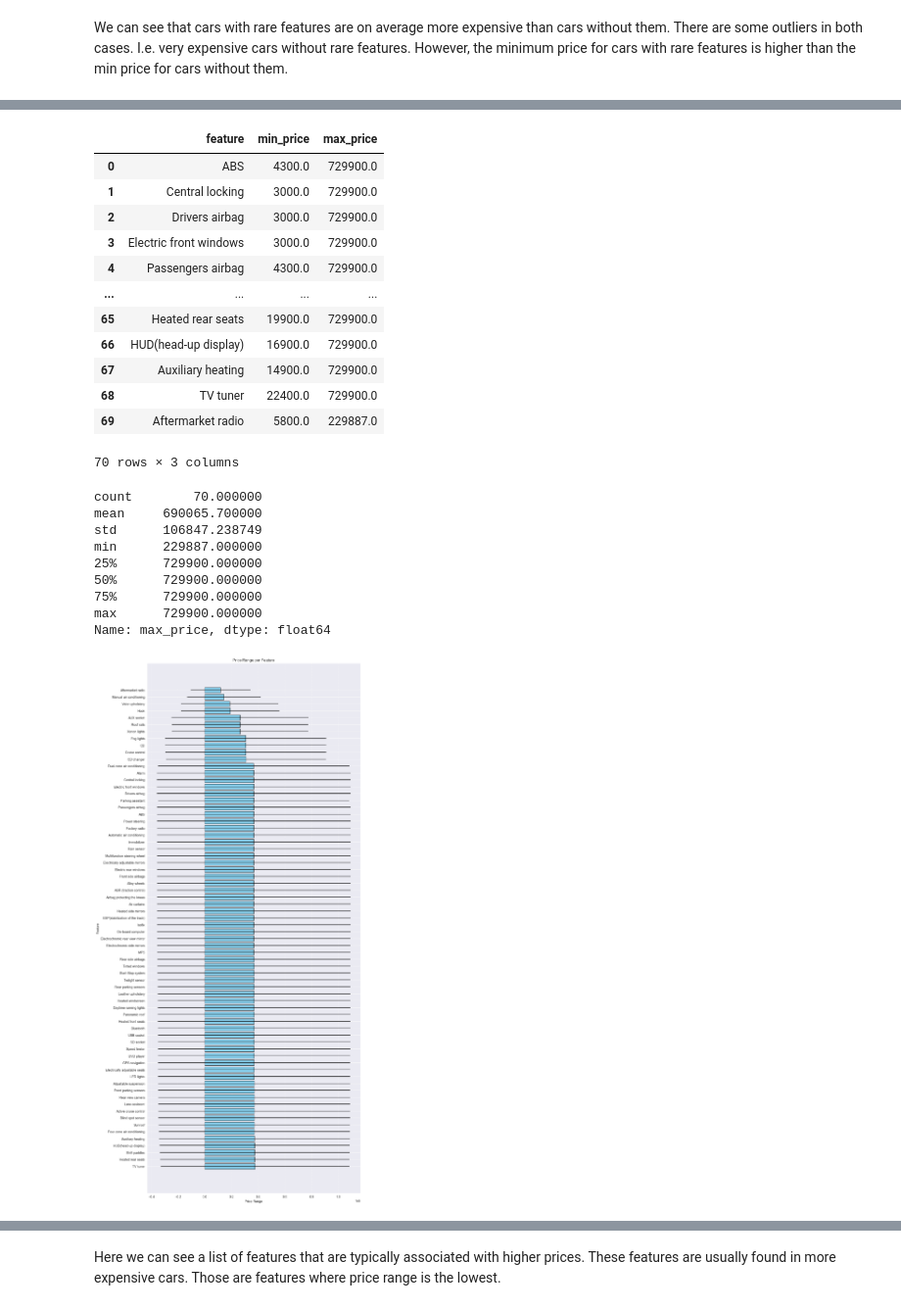
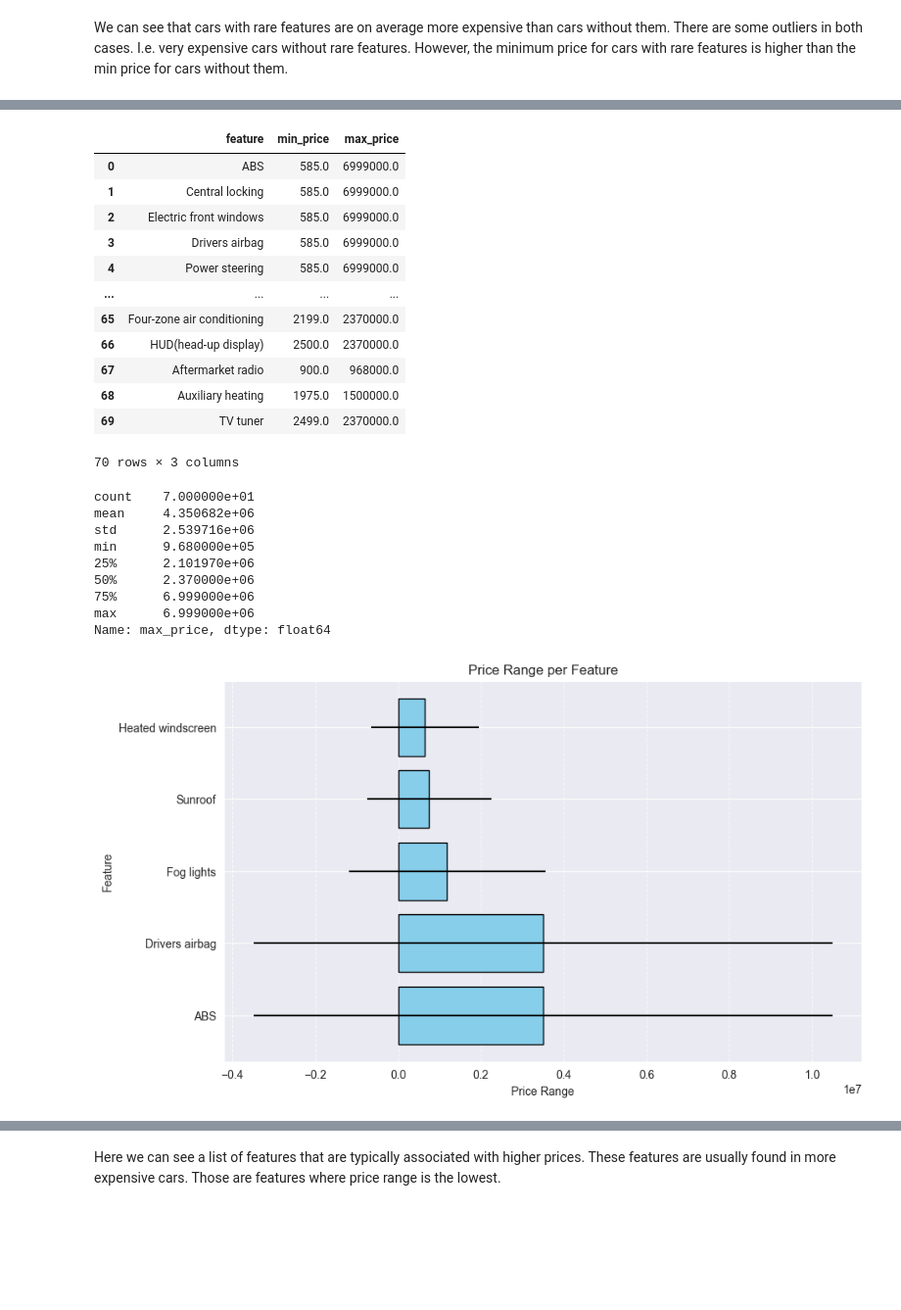
Before and after one commit to sowinskv/DSC_competition, a Jupyter notebook: notebooks/EDA.ipynb, the cells around one changed output, grey strips where cells are left out. Shown at 98% size. Saved outputs shown, nothing was run; the diff lists cells and outputs as text; code cells hidden in the pictures; blank space fills up the shorter version.

```diff
--- a/notebooks/EDA.ipynb
+++ b/notebooks/EDA.ipynb
@@ -23,0 +38,32 @@ dataframe shape: (135397, 25)
+# %%
+
+# Sample DataFrame (replace this with your actual data)
+# df = pd.DataFrame({
+#     'Stan': ['new', 'used', 'new', 'used', 'new', 'new', 'used', 'null'],
+#     'First_Owner': ['yes', 'yes', 'null', 'yes', 'yes', 'null', 'null', 'null']
+# })
+
+# Handle missing values explicitly for clarity
+df['Condition'] = df['Stan'].fillna('unknown')
+df['First_Owner'] = df['Pierwszy_wlasciciel'].fillna('no_info')
+
+# Create a crosstab to show counts of each combination
+combo_counts = pd.crosstab(df['Stan'], df['First_Owner'])
+
+# Convert counts to percentages
+combo_percent = combo_counts.div(combo_counts.sum().sum()).multiply(100).round(2)
+print(combo_percent)
+
+# Melt for better visualization
+combo_melted = combo_percent.reset_index().melt(id_vars='Stan', var_name='First_Owner', value_name='Percentage')
+
+# Visualization
+plt.figure(figsize=(10, 6))
+sns.barplot(data=combo_melted, x='Stan', y='Percentage', hue='First_Owner', palette='Set2')
+
+plt.title('Percentage Breakdown: Car Condition vs First Owner')
+plt.ylabel('Percentage of Offers (%)')
+plt.xlabel('Car Condition (Stan)')
+plt.legend(title='First Owner Status')
+
+plt.show()
@@ -359,6 +432,6 @@ Let's now examine equipment frequency:
 # %%
 import ast
-
+df['Wyposazenie'] = df['Wyposazenie'].fillna('[]')
 df['Wyposazenie_list'] = df['Wyposazenie'].apply(ast.literal_eval)
 
 unique_values = set(item for sublist in df['Wyposazenie_list'] for item in sublist)
@@ -498,42 +571,43 @@ min_max_price_per_ft_df = pd.DataFrame(min_max_price_per_feature)
 min_max_price_per_ft_df
 # %% [output]
 |  | feature | min_price | max_price |
-| 0 | ABS | 4300.0 | 729900.0 |
-| 1 | Central locking | 3000.0 | 729900.0 |
-| 2 | Drivers airbag | 3000.0 | 729900.0 |
-| 3 | Electric front windows | 3000.0 | 729900.0 |
-| 4 | Passengers airbag | 4300.0 | 729900.0 |
+| 0 | ABS | 585.0 | 6999000.0 |
+| 1 | Central locking | 585.0 | 6999000.0 |
+| 2 | Electric front windows | 585.0 | 6999000.0 |
+| 3 | Drivers airbag | 585.0 | 6999000.0 |
+| 4 | Power steering | 585.0 | 6999000.0 |
 | ... | ... | ... | ... |
-| 65 | Heated rear seats | 19900.0 | 729900.0 |
-| 66 | HUD(head-up display) | 16900.0 | 729900.0 |
-| 67 | Auxiliary heating | 14900.0 | 729900.0 |
-| 68 | TV tuner | 22400.0 | 729900.0 |
-| 69 | Aftermarket radio | 5800.0 | 229887.0 |
+| 65 | Four-zone air conditioning | 2199.0 | 2370000.0 |
+| 66 | HUD(head-up display) | 2500.0 | 2370000.0 |
+| 67 | Aftermarket radio | 900.0 | 968000.0 |
+| 68 | Auxiliary heating | 1975.0 | 1500000.0 |
+| 69 | TV tuner | 2499.0 | 2370000.0 |
 70 rows × 3 columns
 # %%
 min_max_price_per_ft_df.max_price.describe()
 # %% [output]
-count        70.000000
-mean     690065.700000
-std      106847.238749
-min      229887.000000
-25%      729900.000000
-50%      729900.000000
-75%      729900.000000
-max      729900.000000
+count    7.000000e+01
+mean     4.350682e+06
+std      2.539716e+06
+min      9.680000e+05
+25%      2.101970e+06
+50%      2.370000e+06
+75%      6.999000e+06
+max      6.999000e+06
 Name: max_price, dtype: float64
 # %%
 min_max_price_per_ft_df['MeanPrice'] = (min_max_price_per_ft_df['min_price'] + min_max_price_per_ft_df['max_price']) / 2
 min_max_price_per_ft_df['Error'] = min_max_price_per_ft_df['max_price'] - min_max_price_per_ft_df['min_price']
 min_max_price_per_ft_df = min_max_price_per_ft_df.sort_values('MeanPrice', ascending=False)
 
-plt.figure(figsize=(12, 30))
-plt.barh(min_max_price_per_ft_df['feature'], min_max_price_per_ft_df['MeanPrice'], xerr=min_max_price_per_ft_df['Error'], color='skyblue', edgecolor='black')
+sub_fts = min_max_price_per_ft_df[min_max_price_per_ft_df['feature'].isin(["Heated windscreen", "Sunroof", "Fog lights", "ABS", "Drivers airbag"])]
+plt.figure(figsize=(10, 6))
+plt.barh(sub_fts['feature'], sub_fts['MeanPrice'], xerr=sub_fts['Error'], color='skyblue', edgecolor='black')
 plt.xlabel('Price Range')
 plt.ylabel('Feature')
 plt.title('Price Range per Feature')
 plt.grid(axis='x', linestyle='--', alpha=0.7)
 plt.show()
 # %% [output]
-[figure, old version]
+[figure, new version]
 # %%
```
Also changed, not shown: parts of 40 cells of this notebook.
